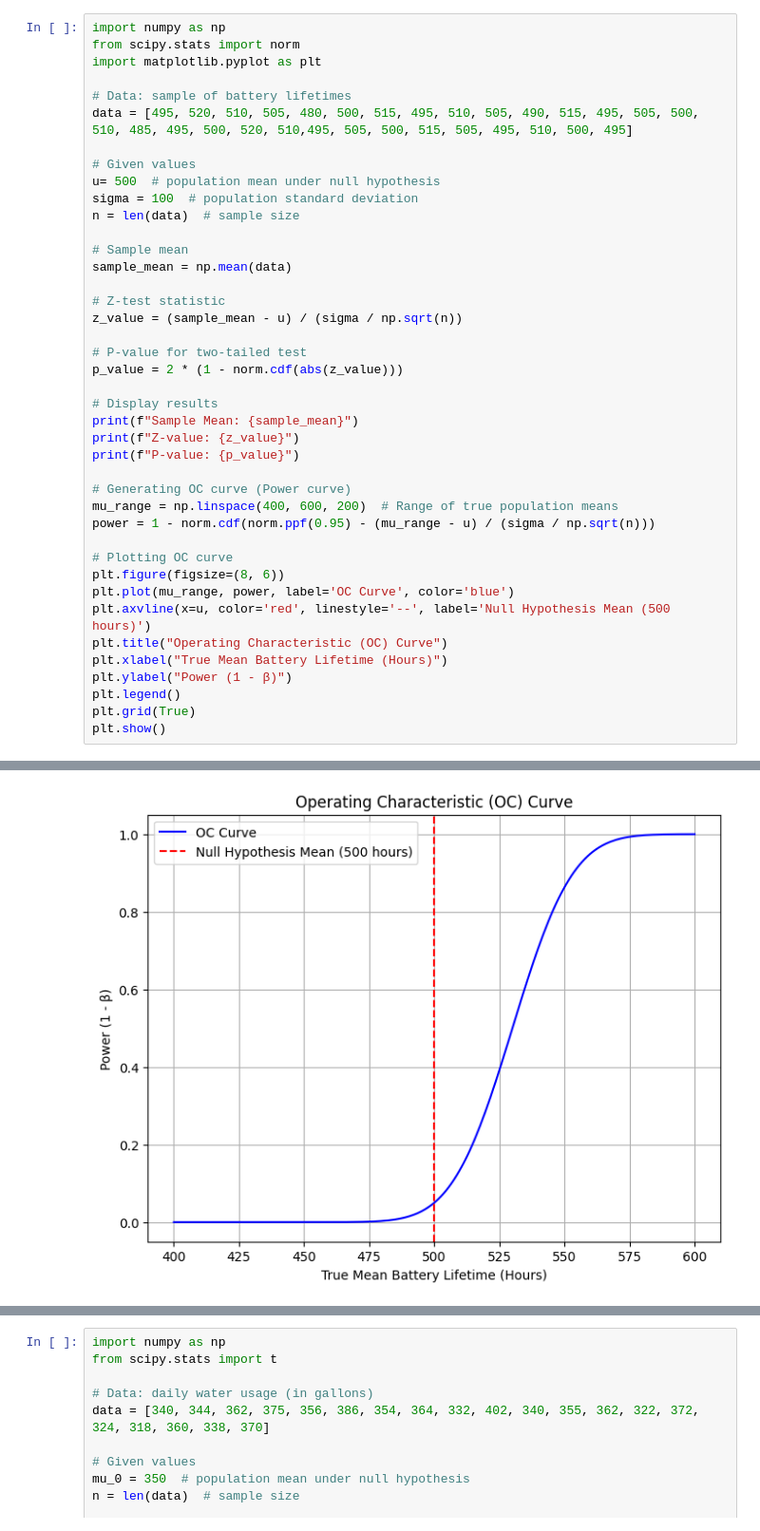
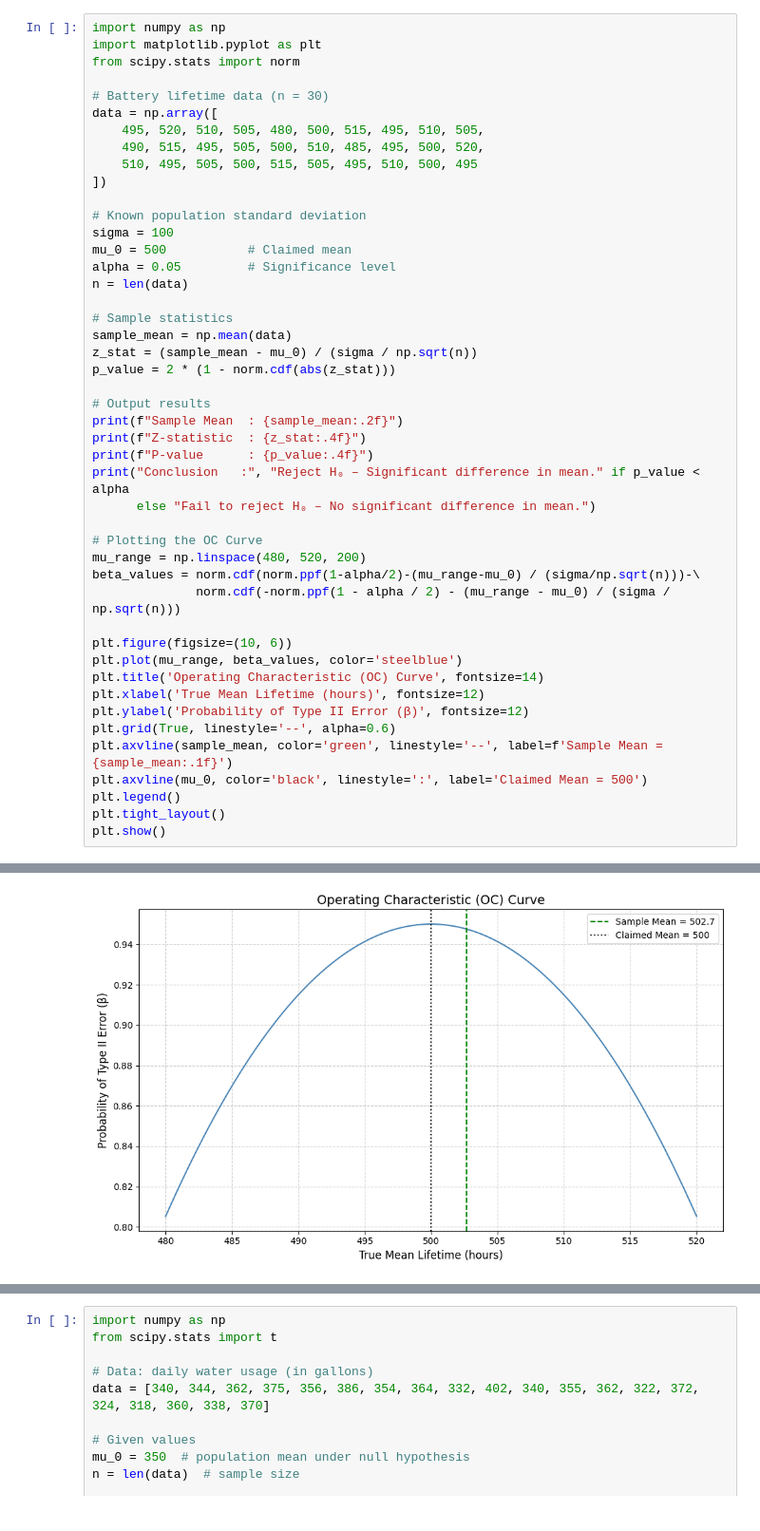
Before and after one commit to iamshashankyadav/Statistical-programming, a Jupyter notebook: asg8/12342010_shashank_yadav_asg8.ipynb, the cells around one changed output, grey strips where cells are left out. Shown at 95% size. Saved outputs shown, nothing was run; the diff lists cells and outputs as text.

```diff
--- a/asg8/12342010_shashank_yadav_asg8.ipynb
+++ b/asg8/12342010_shashank_yadav_asg8.ipynb
@@ -1,42 +1,47 @@
 # %%
 import numpy as np
+import matplotlib.pyplot as plt
 from scipy.stats import norm
-import matplotlib.pyplot as plt
 
-# Data: sample of battery lifetimes
-data = [495, 520, 510, 505, 480, 500, 515, 495, 510, 505, 490, 515, 495, 505, 500, 510, 485, 495, 500, 520, 510,495, 505, 500, 515, 505, 495, 510, 500, 495]
+# Battery lifetime data (n = 30)
+data = np.array([
+    495, 520, 510, 505, 480, 500, 515, 495, 510, 505,
+    490, 515, 495, 505, 500, 510, 485, 495, 500, 520,
+    510, 495, 505, 500, 515, 505, 495, 510, 500, 495
+])
 
-# Given values
-u= 500  # population mean under null hypothesis
-sigma = 100  # population standard deviation
-n = len(data)  # sample size
+# Known population standard deviation
+sigma = 100
+mu_0 = 500           # Claimed mean
+alpha = 0.05         # Significance level
+n = len(data)
 
-# Sample mean
+# Sample statistics
 sample_mean = np.mean(data)
+z_stat = (sample_mean - mu_0) / (sigma / np.sqrt(n))
+p_value = 2 * (1 - norm.cdf(abs(z_stat)))
 
-# Z-test statistic
-z_value = (sample_mean - u) / (sigma / np.sqrt(n))
+# Output results
+print(f"Sample Mean  : {sample_mean:.2f}")
+print(f"Z-statistic  : {z_stat:.4f}")
+print(f"P-value      : {p_value:.4f}")
+print("Conclusion   :", "Reject H₀ – Significant difference in mean." if p_value < alpha
+      else "Fail to reject H₀ – No significant difference in mean.")
 
-# P-value for two-tailed test
-p_value = 2 * (1 - norm.cdf(abs(z_value)))
+# Plotting the OC Curve
+mu_range = np.linspace(480, 520, 200)
+beta_values = norm.cdf(norm.ppf(1-alpha/2)-(mu_range-mu_0) / (sigma/np.sqrt(n)))-\
+              norm.cdf(-norm.ppf(1 - alpha / 2) - (mu_range - mu_0) / (sigma / np.sqrt(n)))
 
-# Display results
-print(f"Sample Mean: {sample_mean}")
-print(f"Z-value: {z_value}")
-print(f"P-value: {p_value}")
-
-# Generating OC curve (Power curve)
-mu_range = np.linspace(400, 600, 200)  # Range of true population means
-power = 1 - norm.cdf(norm.ppf(0.95) - (mu_range - u) / (sigma / np.sqrt(n)))
-
-# Plotting OC curve
-plt.figure(figsize=(8, 6))
-plt.plot(mu_range, power, label='OC Curve', color='blue')
-plt.axvline(x=u, color='red', linestyle='--', label='Null Hypothesis Mean (500 hours)')
-plt.title("Operating Characteristic (OC) Curve")
-plt.xlabel("True Mean Battery Lifetime (Hours)")
-plt.ylabel("Power (1 - β)")
+plt.figure(figsize=(10, 6))
+plt.plot(mu_range, beta_values, color='steelblue')
+plt.title('Operating Characteristic (OC) Curve', fontsize=14)
+plt.xlabel('True Mean Lifetime (hours)', fontsize=12)
+plt.ylabel('Probability of Type II Error (β)', fontsize=12)
+plt.grid(True, linestyle='--', alpha=0.6)
+plt.axvline(sample_mean, color='green', linestyle='--', label=f'Sample Mean = {sample_mean:.1f}')
+plt.axvline(mu_0, color='black', linestyle=':', label='Claimed Mean = 500')
 plt.legend()
-plt.grid(True)
+plt.tight_layout()
 plt.show()
 # %% [output]
@@ -46,4 +52,4 @@ P-value: 0.8838745372567058
-[figure, old version]
+[figure, new version]
 # %%
 # Data: daily water usage (in gallons)
 data = [340, 344, 362, 375, 356, 386, 354, 364, 332, 402, 340, 355, 362, 322, 372, 324, 318, 360, 338, 370]
```
Also changed, not shown: parts of 3 cells of this notebook.
